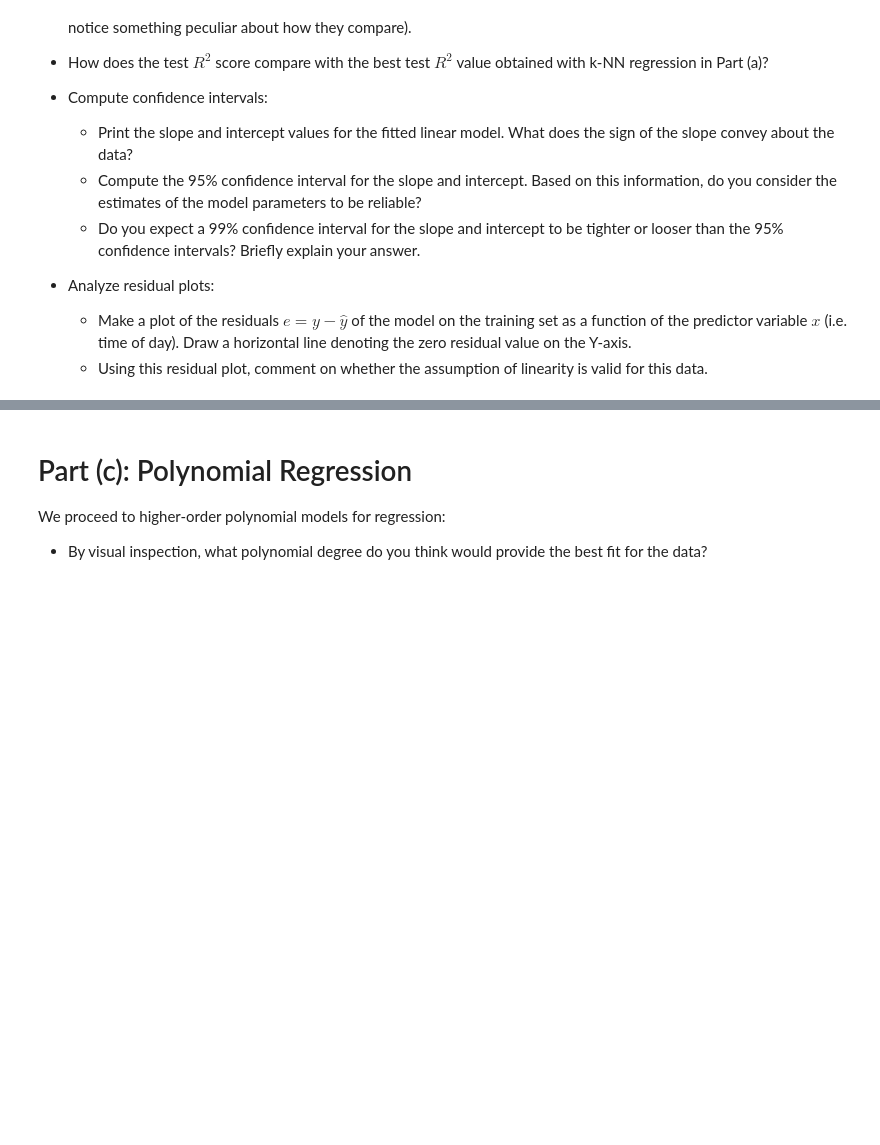
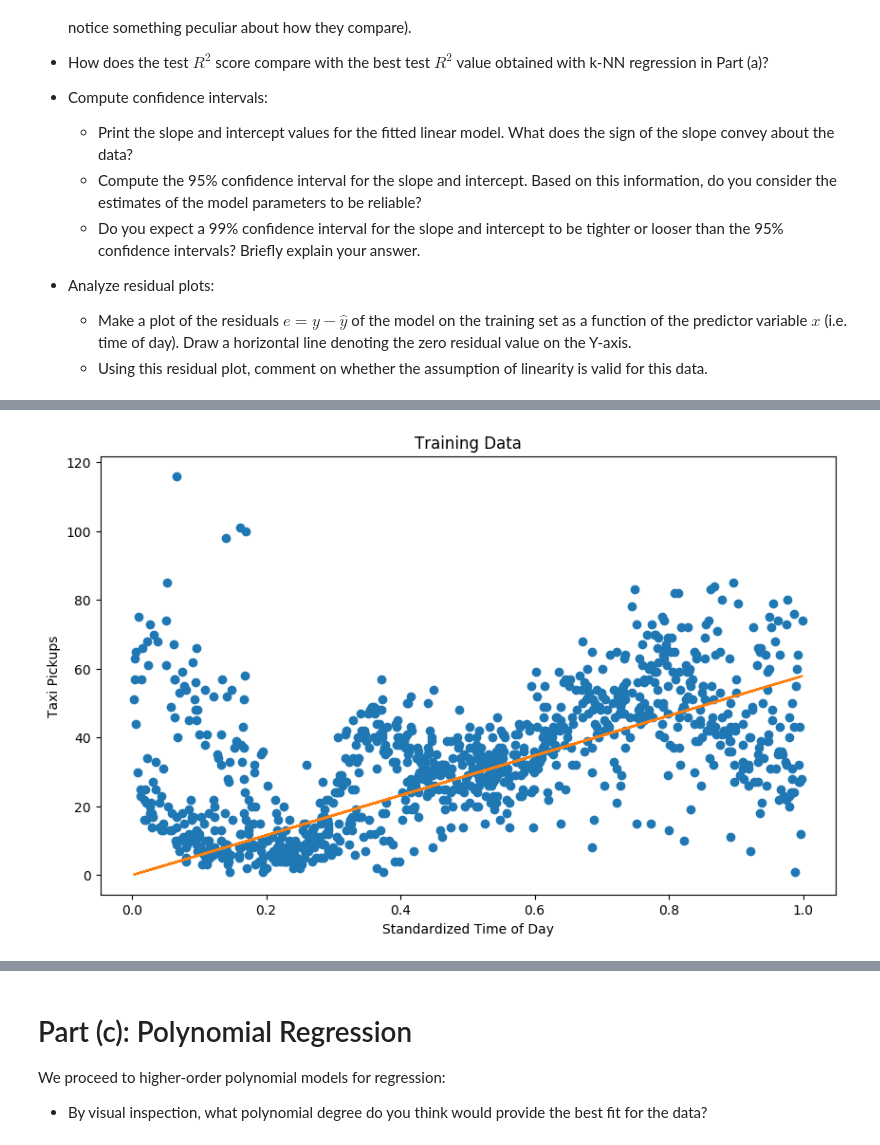
Before and after one commit to nondracek/CS109_GroupWork, a Jupyter notebook: 2/cs109a_hw2.ipynb, the cells around one changed output, grey strips where cells are left out. Saved outputs shown, nothing was run; the diff lists cells and outputs as text; code cells hidden in the pictures; blank space fills up the shorter version.

```diff
--- a/2/cs109a_hw2.ipynb
+++ b/2/cs109a_hw2.ipynb
@@ -152,0 +171,11 @@ Using the suggested built-in functions, answer the following questions:
+# %%
+sns.reset_defaults()
+plt.figure(figsize=(10, 6))
+plt.plot(x_test,y_test, marker='o', linestyle='None')
+plt.xlabel('Standardized Time of Day')
+plt.ylabel('Taxi Pickups')
+plt.title('Training Data')
+plt.plot(x_test, results.predict(exog=x_test))
+plt.show()
+# %% [output]
+[figure, added]
```
Also changed, not shown: parts of 10 cells of this notebook.
